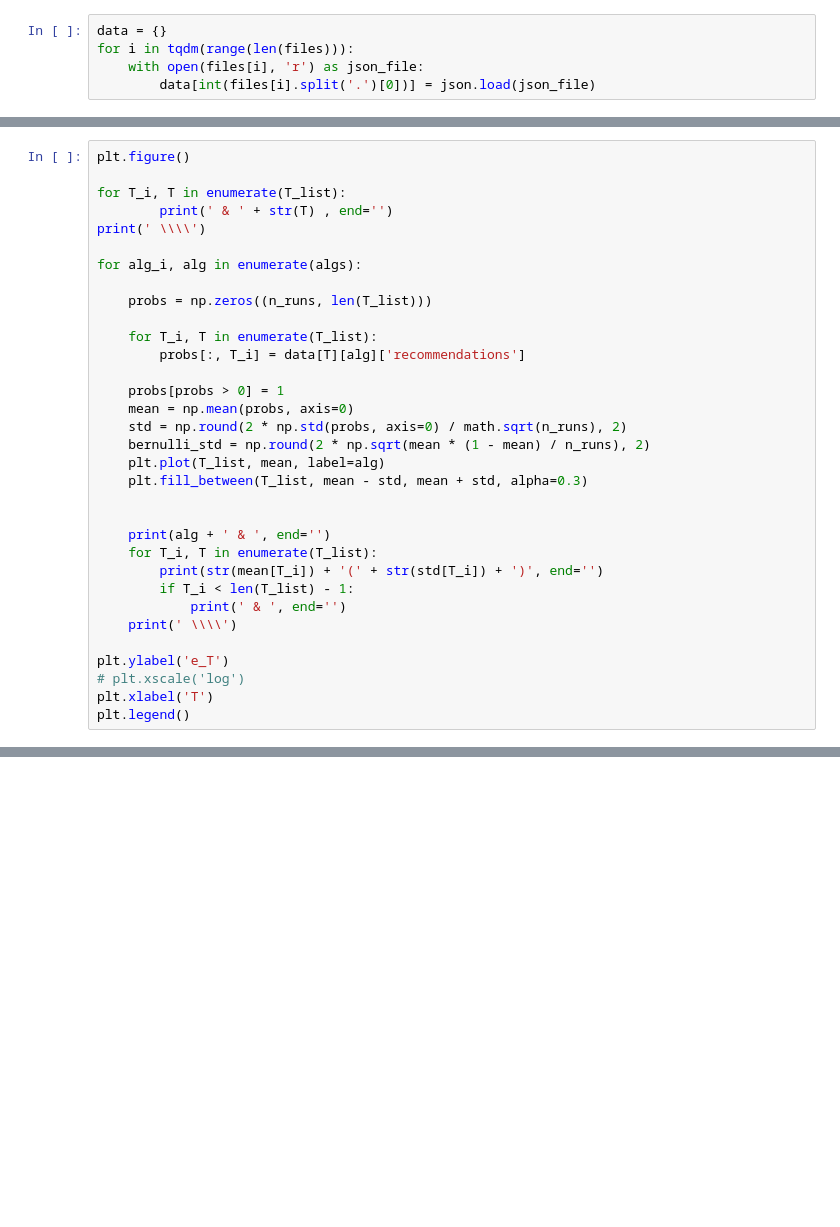
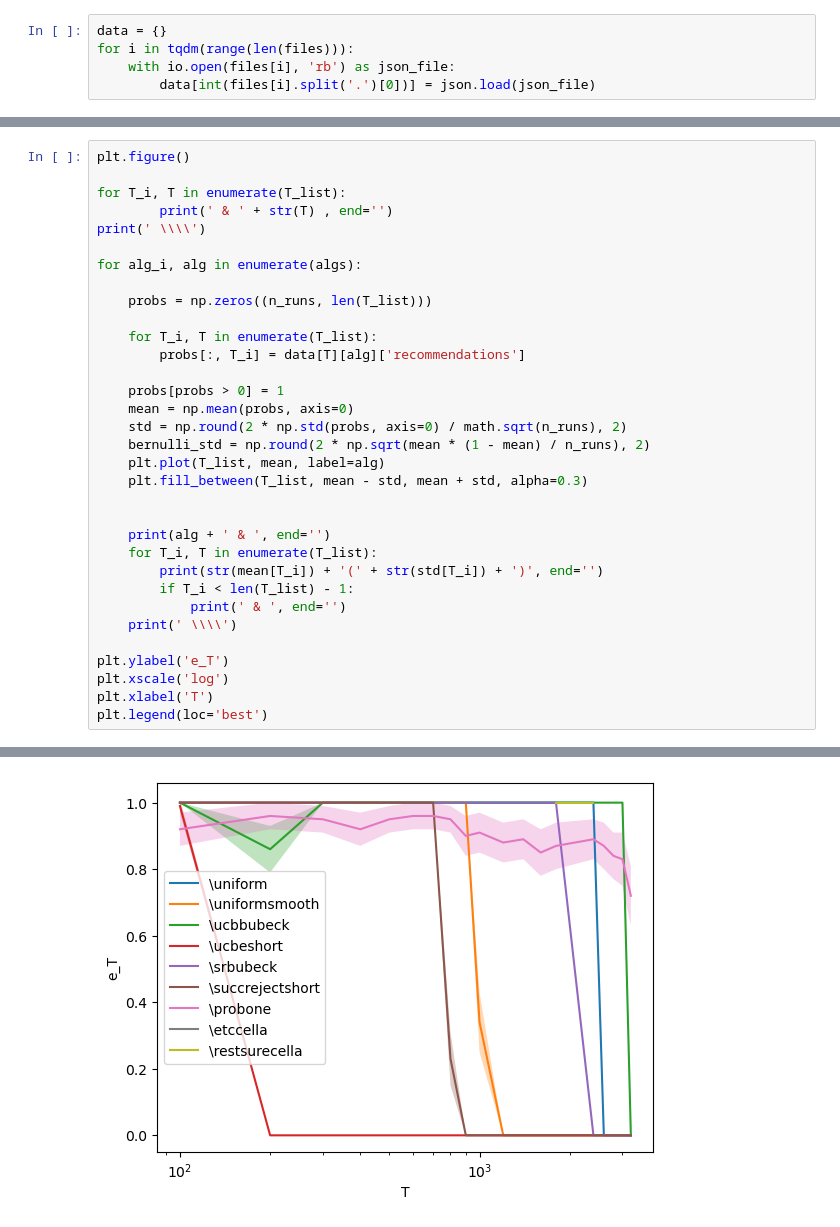
Before and after one commit to MontenegroAlessandro/BestArmIdSRB, a Jupyter notebook: notebooks/plot_marco.ipynb, the cells around one changed output, grey strips where cells are left out. Saved outputs shown, nothing was run; the diff lists cells and outputs as text; blank space fills up the shorter version.

```diff
--- a/notebooks/plot_marco.ipynb
+++ b/notebooks/plot_marco.ipynb
@@ -23,5 +23,5 @@ Moving Current Directory from /Users/marcomussi/git/BestArmIdSRB/notebooks to /U
 # %%
 data = {}
 for i in tqdm(range(len(files))):
-    with open(files[i], 'r') as json_file:
+    with io.open(files[i], 'rb') as json_file:
         data[int(files[i].split('.')[0])] = json.load(json_file)
@@ -69,6 +83,7 @@ for alg_i, alg in enumerate(algs):
     print(' \\\\')
 
 plt.ylabel('e_T')
-# plt.xscale('log')
+plt.xscale('log')
 plt.xlabel('T')
-plt.legend()
+plt.legend(loc='best')
+# %% [output]
@@ -74,0 +101 @@ plt.legend()
+[figure, added]
```
Also changed, not shown: parts of 5 cells of this notebook.
